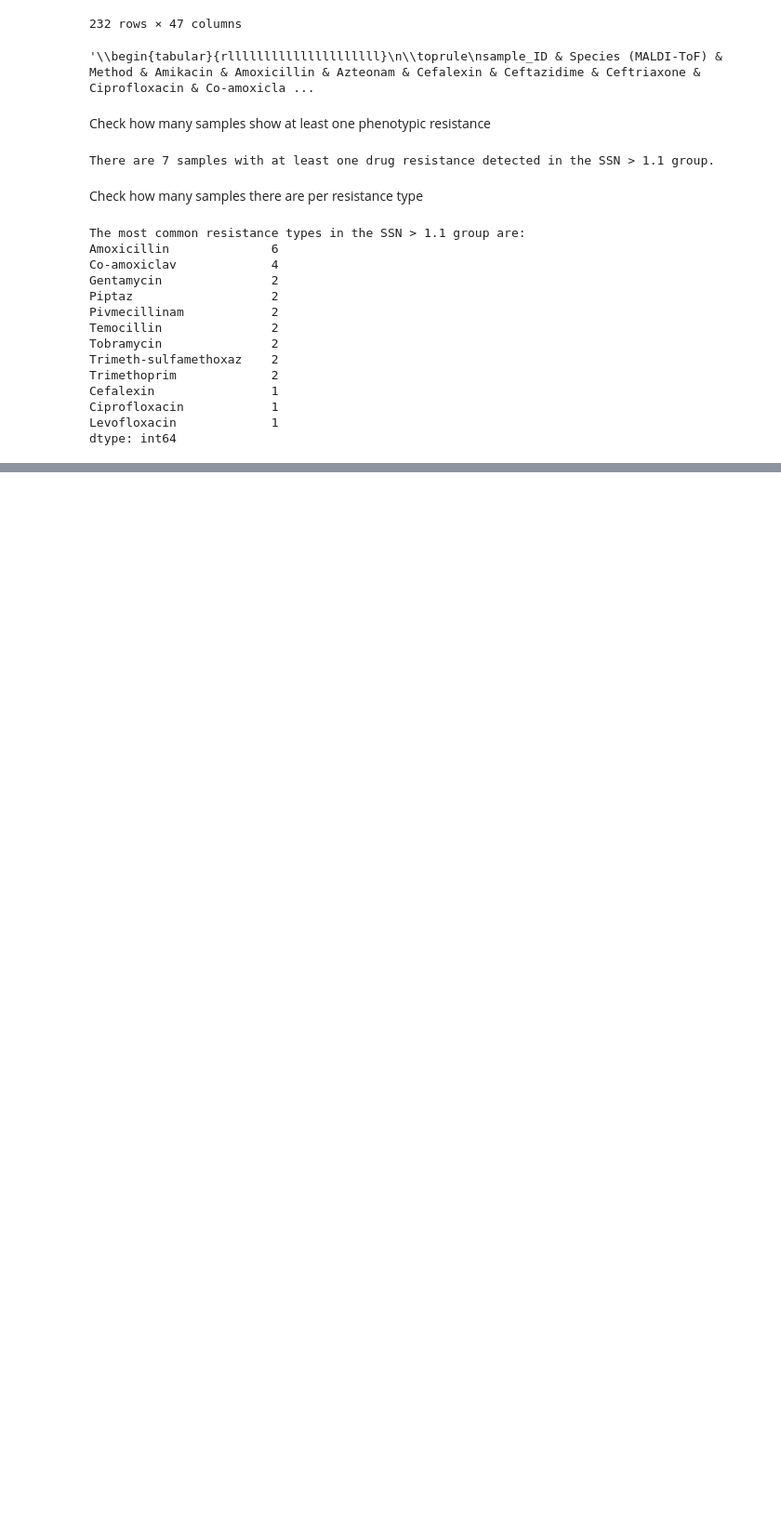
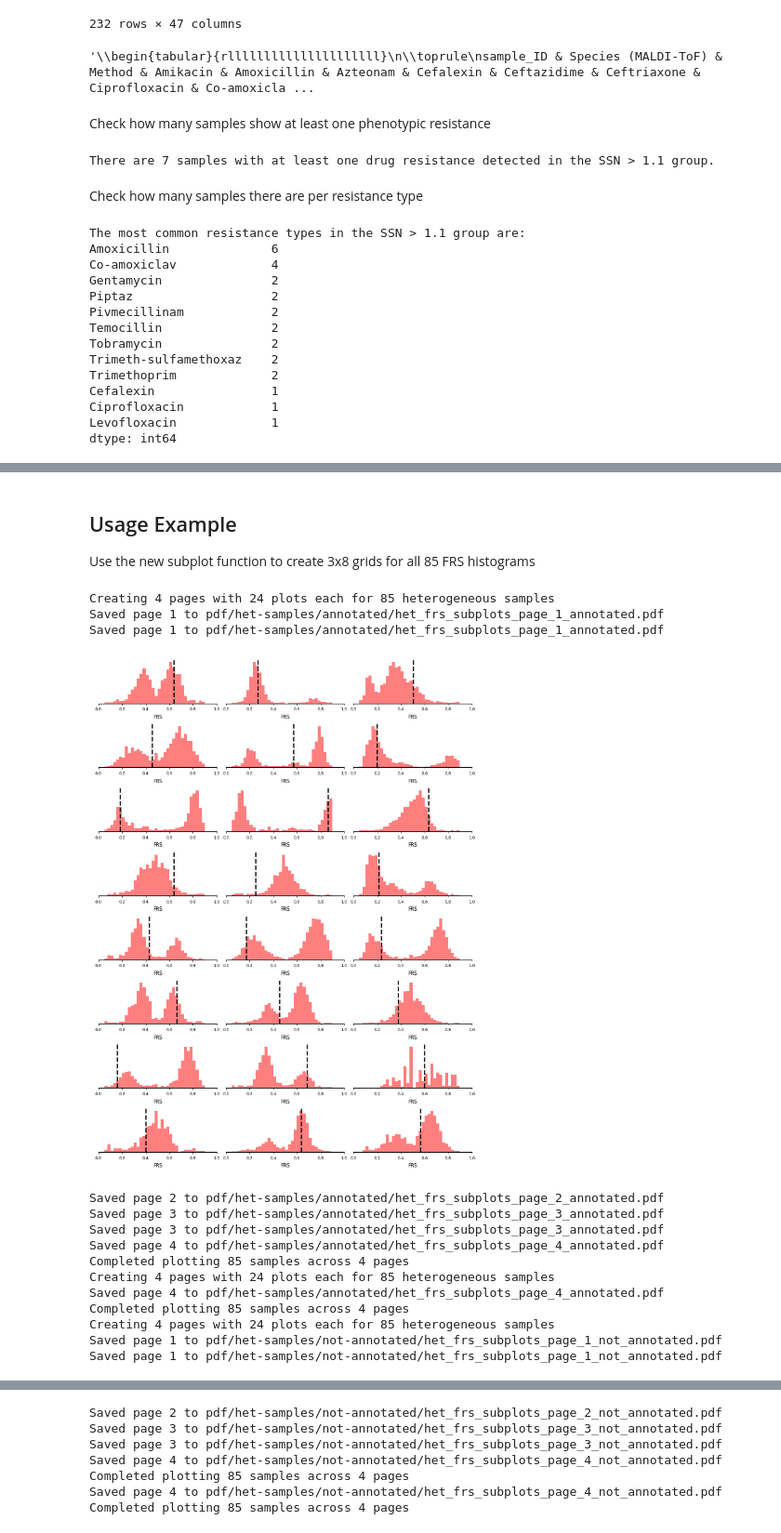
Before and after one commit to viktoria023/thesis-repository, a Jupyter notebook: tuberculosis-RNAP-subpopulations/analysis_refactored.ipynb, the cells around one changed output, grey strips where cells are left out. Shown at 93% size. Cells and saved outputs as stored; diff of their text form; code cells hidden in the pictures; blank space fills up the shorter version.

Commit message:
add subplots for each FRS phasing analysis

```diff
--- a/tuberculosis-RNAP-subpopulations/analysis_refactored.ipynb
+++ b/tuberculosis-RNAP-subpopulations/analysis_refactored.ipynb
@@ -1817,0 +1953,42 @@ dtype: int64
+# %% [markdown]
+## Usage Example
+
+Use the new subplot function to create 3x8 grids for all 85 FRS histograms
+# %%
+# Example 1: Plot with RAV FRS annotations (vertical lines)
+plot_all_het_frs_histograms_subplots(
+    variant_count_lin,
+    solo_other_variants,
+    plots_per_page=24,  # 3x8 = 24 plots per page
+    rows=8,
+    cols=3,
+    savefig=True,
+    show_rav_frs=True  # Show the RAV FRS vertical lines
+)
+
+# Example 2: Plot without RAV FRS annotations
+plot_all_het_frs_histograms_subplots(
+    variant_count_lin,
+    solo_other_variants,
+    plots_per_page=24,  # 3x8 = 24 plots per page
+    rows=8,
+    cols=3,
+    savefig=True,
+    show_rav_frs=False  # Don't show the RAV FRS vertical lines
+)
+# %% [output]
+Creating 4 pages with 24 plots each for 85 heterogeneous samples
+Saved page 1 to pdf/het-samples/annotated/het_frs_subplots_page_1_annotated.pdf
+Saved page 1 to pdf/het-samples/annotated/het_frs_subplots_page_1_annotated.pdf
+[figure, added]
+Saved page 2 to pdf/het-samples/annotated/het_frs_subplots_page_2_annotated.pdf
+Saved page 3 to pdf/het-samples/annotated/het_frs_subplots_page_3_annotated.pdf
+Saved page 3 to pdf/het-samples/annotated/het_frs_subplots_page_3_annotated.pdf
+Saved page 4 to pdf/het-samples/annotated/het_frs_subplots_page_4_annotated.pdf
+Completed plotting 85 samples across 4 pages
+Creating 4 pages with 24 plots each for 85 heterogeneous samples
+Saved page 4 to pdf/het-samples/annotated/het_frs_subplots_page_4_annotated.pdf
+Completed plotting 85 samples across 4 pages
+Creating 4 pages with 24 plots each for 85 heterogeneous samples
+Saved page 1 to pdf/het-samples/not-annotated/het_frs_subplots_page_1_not_annotated.pdf
+Saved page 1 to pdf/het-samples/not-annotated/het_frs_subplots_page_1_not_annotated.pdf
@@ -1817,0 +1996,7 @@ dtype: int64
+Saved page 2 to pdf/het-samples/not-annotated/het_frs_subplots_page_2_not_annotated.pdf
+Saved page 3 to pdf/het-samples/not-annotated/het_frs_subplots_page_3_not_annotated.pdf
+Saved page 3 to pdf/het-samples/not-annotated/het_frs_subplots_page_3_not_annotated.pdf
+Saved page 4 to pdf/het-samples/not-annotated/het_frs_subplots_page_4_not_annotated.pdf
+Completed plotting 85 samples across 4 pages
+Saved page 4 to pdf/het-samples/not-annotated/het_frs_subplots_page_4_not_annotated.pdf
+Completed plotting 85 samples across 4 pages
```
Also changed, not shown: parts of 3 cells of this notebook.
